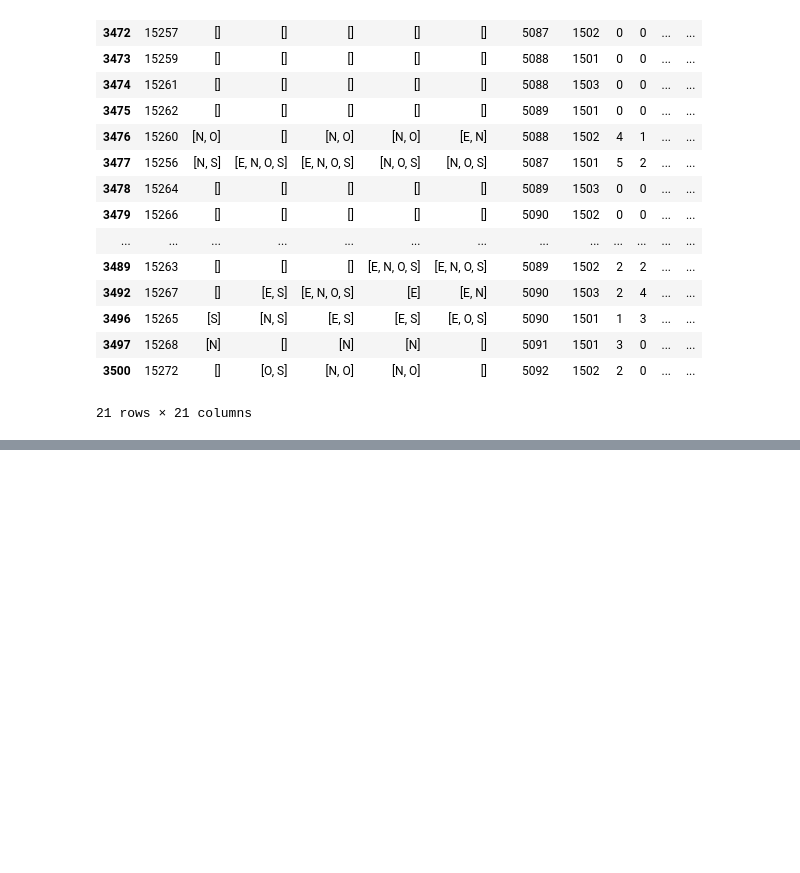
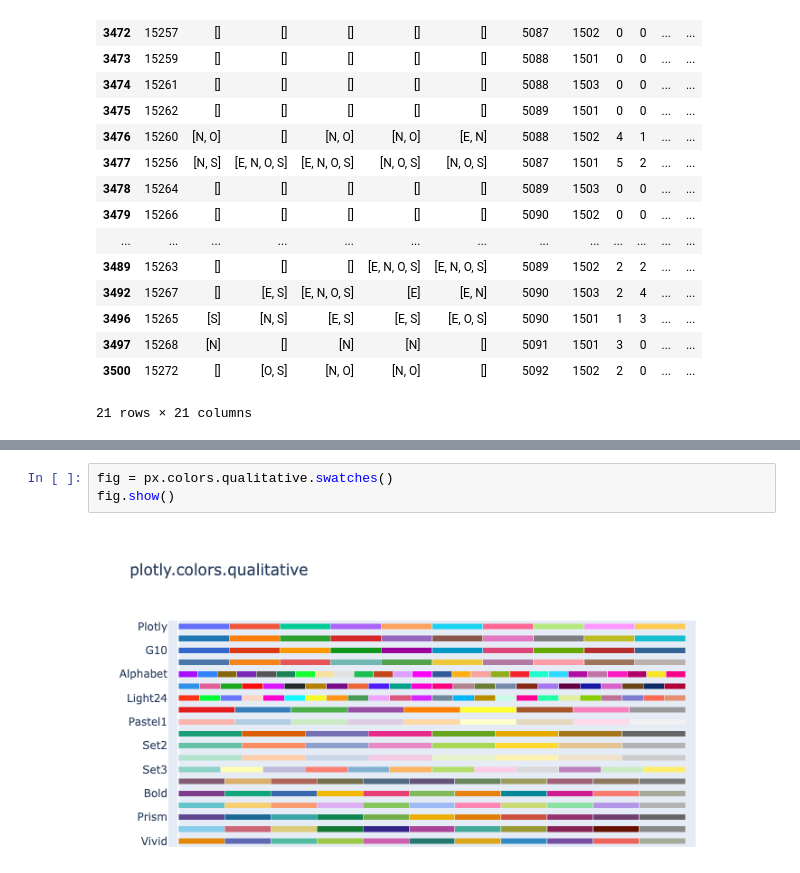
Before and after one commit to dataforgoodfr/lichensgo, a Jupyter notebook: Dashboards/notebooks/plots.ipynb, the cells around one changed output, grey strips where cells are left out. Drawn from its saved outputs; the diff is of its cells as text; blank space fills up the shorter version.

Commit message:
updated color scheme

```diff
--- a/Dashboards/notebooks/plots.ipynb
+++ b/Dashboards/notebooks/plots.ipynb
@@ -161,3 +166,8 @@ hist3.show()
 # %% [output]
 [interactive output not drawn]
 [interactive output not drawn]
+# %%
+fig = px.colors.qualitative.swatches()
+fig.show()
+# %% [output]
+[figure, added]
```
Also changed, not shown: parts of 2 cells of this notebook.
